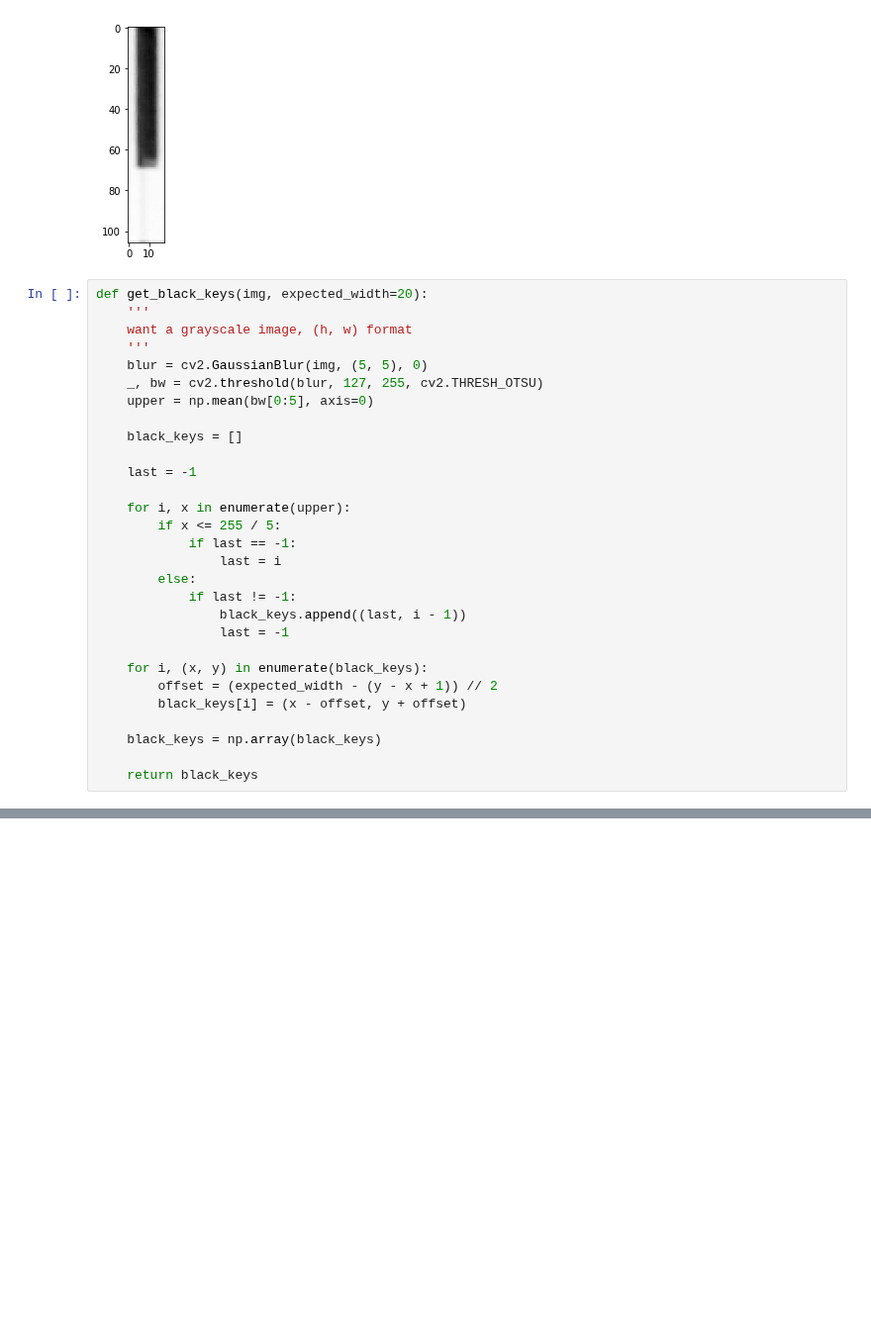
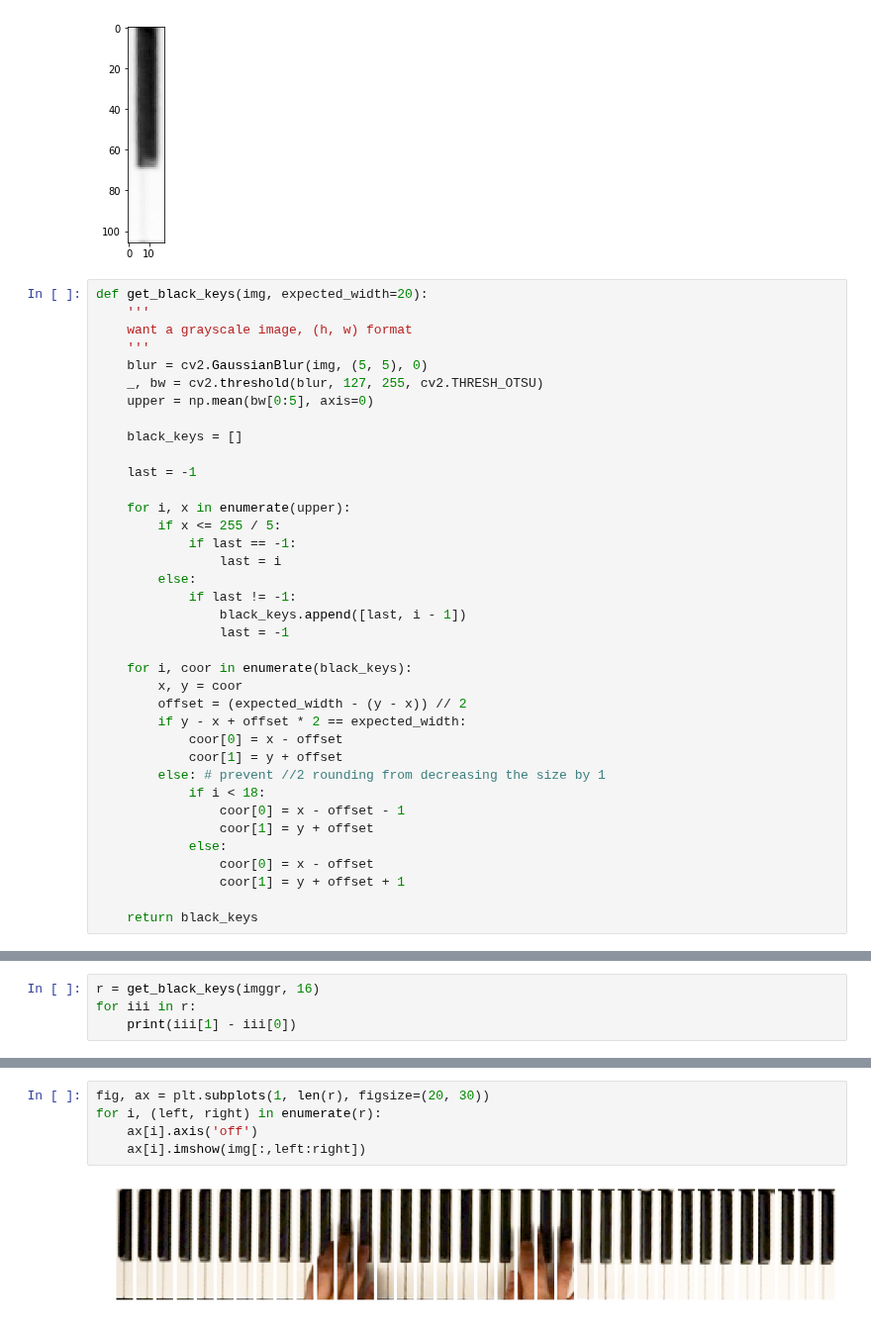
Before and after one commit to ppfish45/AI-Pianist, a Jupyter notebook: models/keypress_recognition/seperate.ipynb, the cells around one changed output, grey strips where cells are left out. Shown at 99% size. Drawn from its saved outputs; the diff is of its cells as text; blank space fills up the shorter version.

```diff
--- a/models/keypress_recognition/seperate.ipynb
+++ b/models/keypress_recognition/seperate.ipynb
@@ -77,13 +77,21 @@ def get_black_keys(img, expected_width=20):
                 last = i
         else:
             if last != -1:
-                black_keys.append((last, i - 1))
+                black_keys.append([last, i - 1])
                 last = -1
 
-    for i, (x, y) in enumerate(black_keys):
-        offset = (expected_width - (y - x + 1)) // 2
-        black_keys[i] = (x - offset, y + offset)
-
-    black_keys = np.array(black_keys)
+    for i, coor in enumerate(black_keys):
+        x, y = coor
+        offset = (expected_width - (y - x)) // 2
+        if y - x + offset * 2 == expected_width:
+            coor[0] = x - offset
+            coor[1] = y + offset
+        else: # prevent //2 rounding from decreasing the size by 1
+            if i < 18:
+                coor[0] = x - offset - 1
+                coor[1] = y + offset
+            else:
+                coor[0] = x - offset
+                coor[1] = y + offset + 1
 
     return black_keys
@@ -89,0 +106,4 @@ def get_black_keys(img, expected_width=20):
+# %%
+r = get_black_keys(imggr, 16)
+for iii in r:
+    print(iii[1] - iii[0])
@@ -89,0 +128,7 @@ def get_black_keys(img, expected_width=20):
+# %%
+fig, ax = plt.subplots(1, len(r), figsize=(20, 30))
+for i, (left, right) in enumerate(r):
+    ax[i].axis('off')
+    ax[i].imshow(img[:,left:right])
+# %% [output]
+[figure, added]
```
Also changed, not shown: parts of 3 cells of this notebook, 7 other files.
